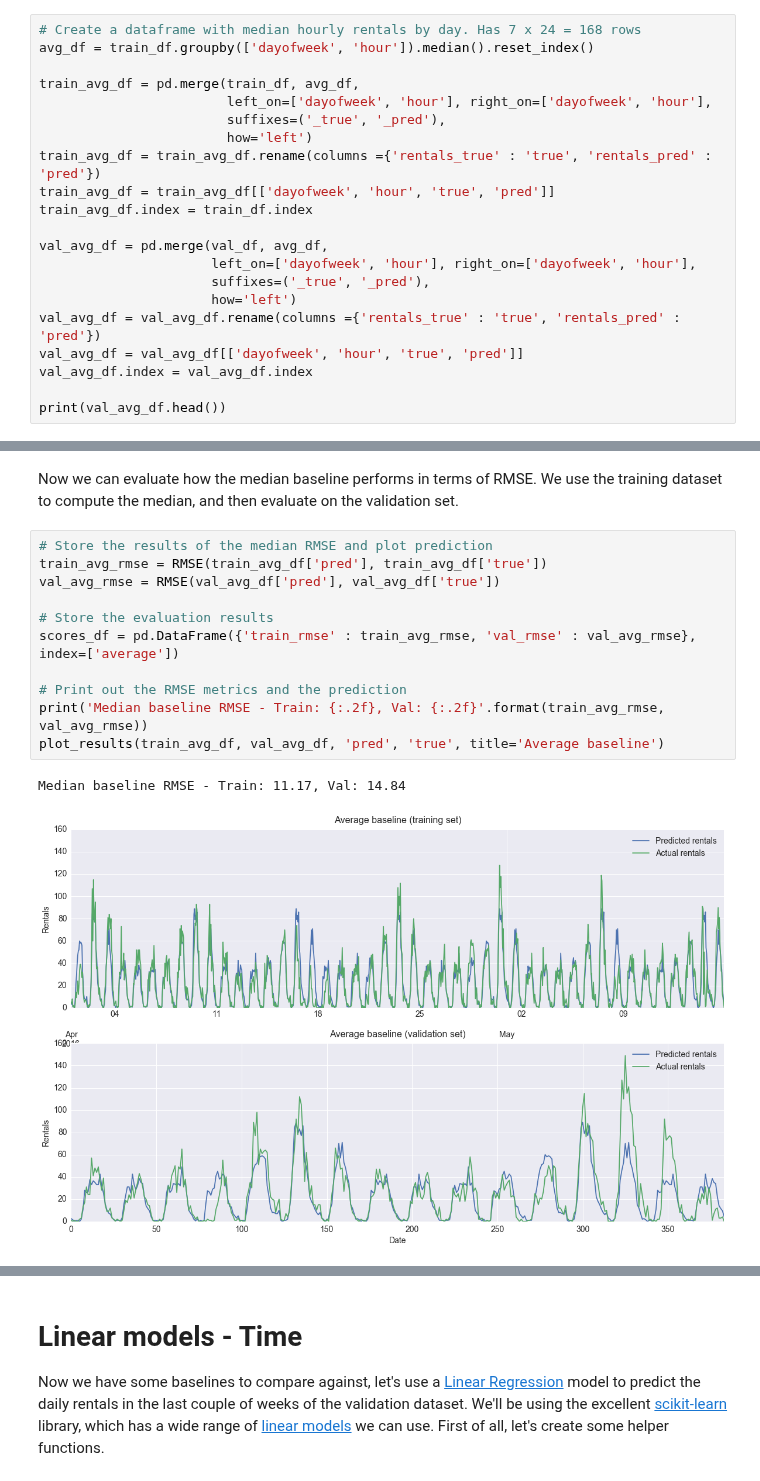
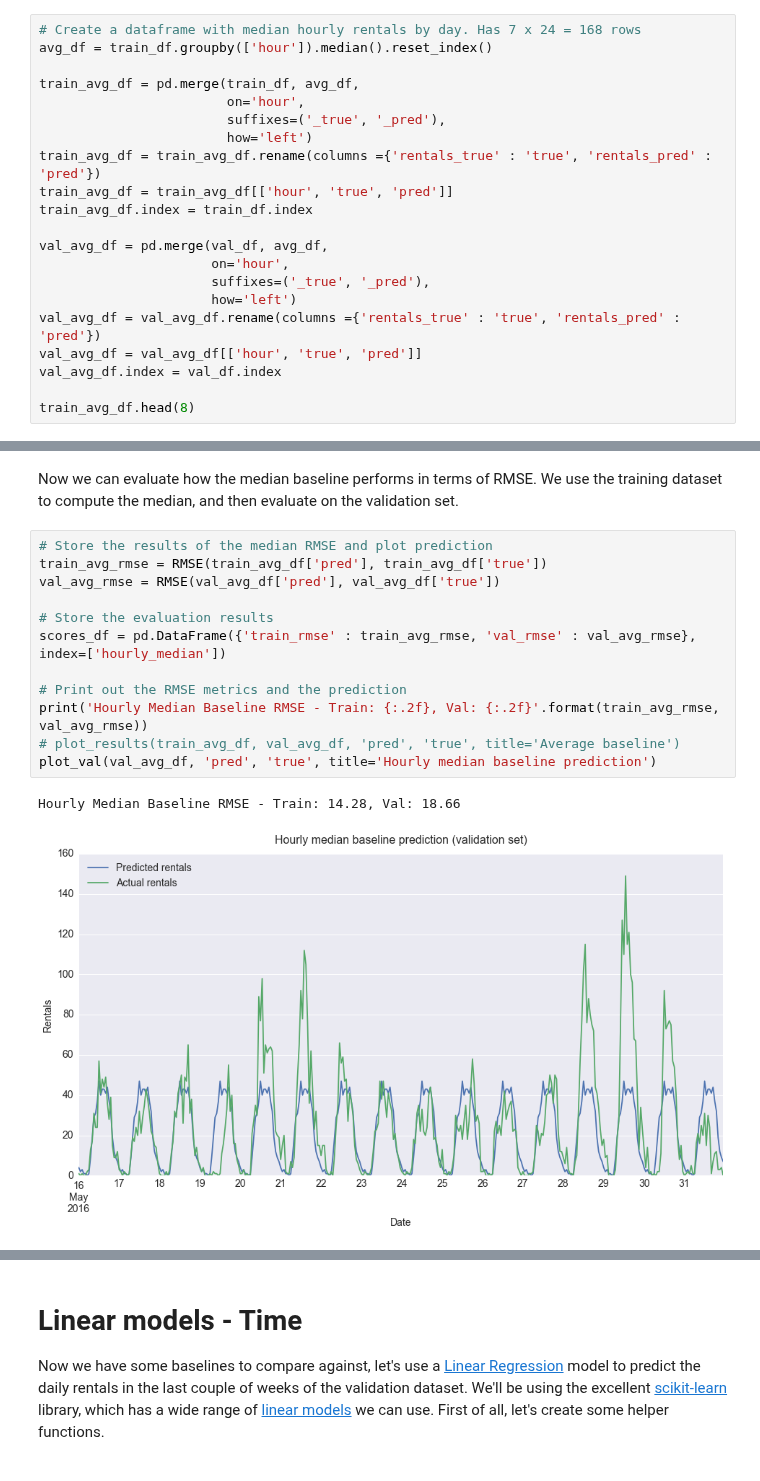
Before and after one commit to timgasser/bcycle-austin, a Jupyter notebook: notebooks/bcycle_hourly_rental_models.ipynb, the cells around one changed output, grey strips where cells are left out. Saved outputs shown, nothing was run; the diff lists cells and outputs as text.

```diff
--- a/notebooks/bcycle_hourly_rental_models.ipynb
+++ b/notebooks/bcycle_hourly_rental_models.ipynb
@@ -240,23 +285,23 @@ def plot_results(train_df, val_df, pred_col, true_col, title):
 To start off with, let's just calculate the average amount of checkouts for the hour of each day in the training dataset. Then we can predict this level of rentals in the validation set and see how the RMSE looks.
 # %%
 # Create a dataframe with median hourly rentals by day. Has 7 x 24 = 168 rows
-avg_df = train_df.groupby(['dayofweek', 'hour']).median().reset_index()
+avg_df = train_df.groupby(['hour']).median().reset_index()
 
 train_avg_df = pd.merge(train_df, avg_df,
-                        left_on=['dayofweek', 'hour'], right_on=['dayofweek', 'hour'],
+                        on='hour',
                         suffixes=('_true', '_pred'),
                         how='left')
 train_avg_df = train_avg_df.rename(columns ={'rentals_true' : 'true', 'rentals_pred' : 'pred'})
-train_avg_df = train_avg_df[['dayofweek', 'hour', 'true', 'pred']]
+train_avg_df = train_avg_df[['hour', 'true', 'pred']]
 train_avg_df.index = train_df.index
 
 val_avg_df = pd.merge(val_df, avg_df,
-                      left_on=['dayofweek', 'hour'], right_on=['dayofweek', 'hour'],
+                      on='hour',
                       suffixes=('_true', '_pred'),
                       how='left')
 val_avg_df = val_avg_df.rename(columns ={'rentals_true' : 'true', 'rentals_pred' : 'pred'})
-val_avg_df = val_avg_df[['dayofweek', 'hour', 'true', 'pred']]
-val_avg_df.index = val_avg_df.index
+val_avg_df = val_avg_df[['hour', 'true', 'pred']]
+val_avg_df.index = val_df.index
 
-print(val_avg_df.head())
+train_avg_df.head(8)
 # %% [output]
@@ -271,14 +320,15 @@ Now we can evaluate how the median baseline performs in terms of RMSE. We use th
 # %%
 # Store the results of the median RMSE and plot prediction
 train_avg_rmse = RMSE(train_avg_df['pred'], train_avg_df['true'])
 val_avg_rmse = RMSE(val_avg_df['pred'], val_avg_df['true'])
 
 # Store the evaluation results
-scores_df = pd.DataFrame({'train_rmse' : train_avg_rmse, 'val_rmse' : val_avg_rmse}, index=['average'])
+scores_df = pd.DataFrame({'train_rmse' : train_avg_rmse, 'val_rmse' : val_avg_rmse}, index=['hourly_median'])
 
 # Print out the RMSE metrics and the prediction
-print('Median baseline RMSE - Train: {:.2f}, Val: {:.2f}'.format(train_avg_rmse, val_avg_rmse))
-plot_results(train_avg_df, val_avg_df, 'pred', 'true', title='Average baseline')
+print('Hourly Median Baseline RMSE - Train: {:.2f}, Val: {:.2f}'.format(train_avg_rmse, val_avg_rmse))
+# plot_results(train_avg_df, val_avg_df, 'pred', 'true', title='Average baseline')
+plot_val(val_avg_df, 'pred', 'true', title='Hourly median baseline prediction')
 # %% [output]
-Median baseline RMSE - Train: 11.17, Val: 14.84
+Hourly Median Baseline RMSE - Train: 14.28, Val: 18.66
-[figure, old version]
+[figure, new version]
```
Also changed, not shown: parts of 35 cells of this notebook, 2 other files.
